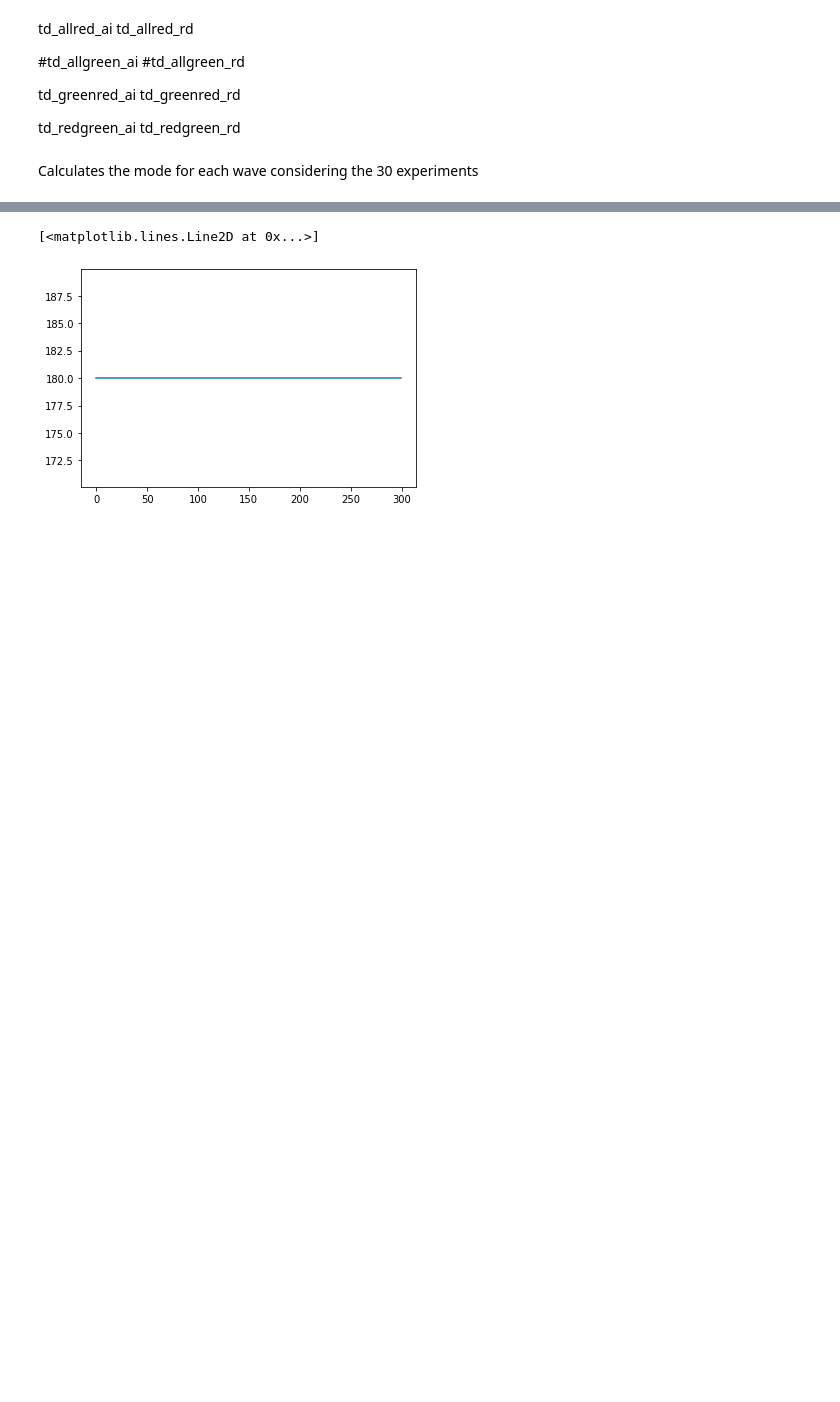
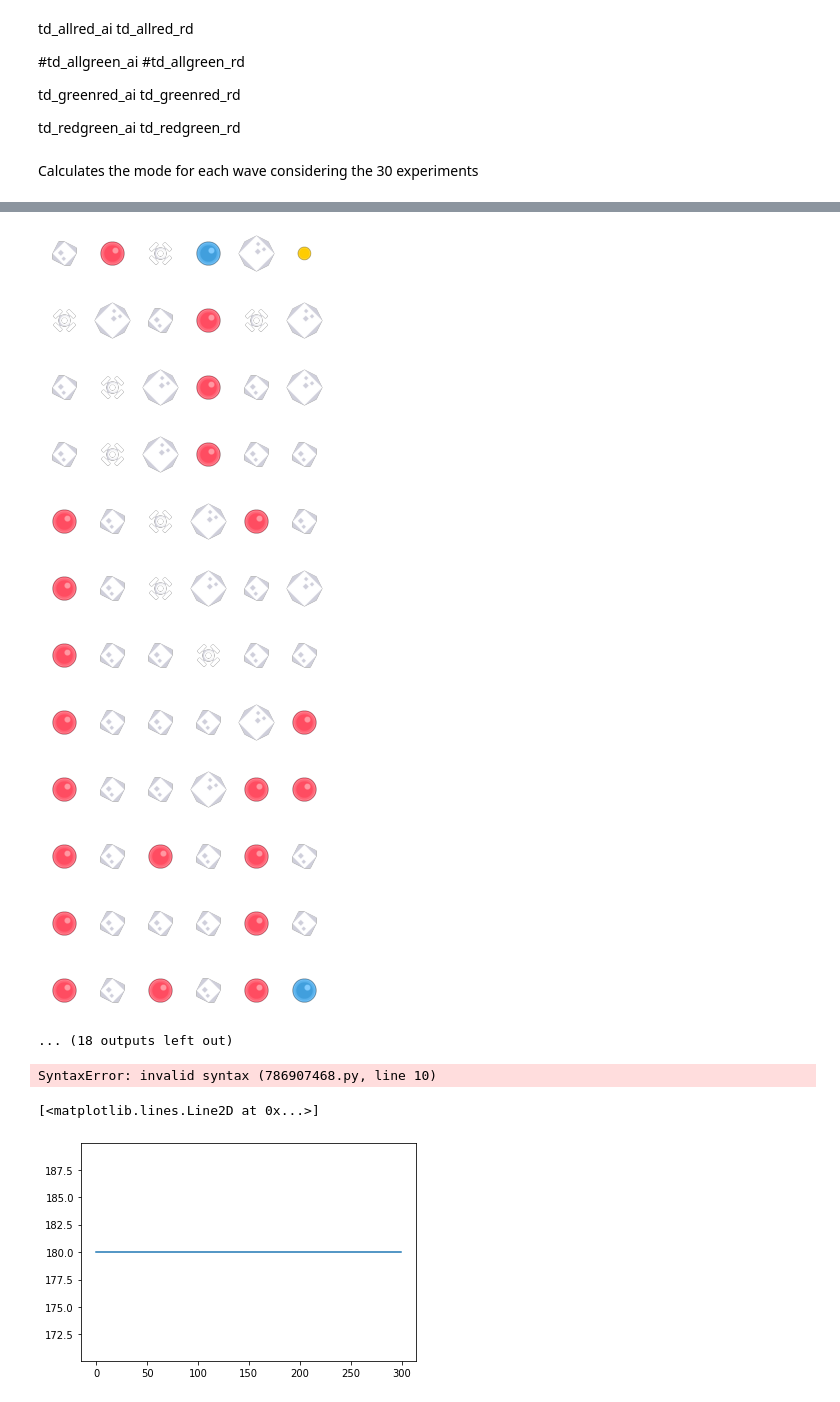
Before and after one commit to raktanaka/tcc-results, a Jupyter notebook: analysis.ipynb, the cells around one changed output, grey strips where cells are left out. Saved outputs shown, nothing was run; the diff lists cells and outputs as text; code cells hidden in the pictures; blank space fills up the shorter version.

```diff
--- a/analysis.ipynb
+++ b/analysis.ipynb
@@ -101,6 +127,18 @@ td_greenred_rd.columns = GenerateHeader(td_greenred_rd)
 
 td_redgreen_ai.columns = GenerateHeader(td_redgreen_ai)
 td_redgreen_rd.columns = GenerateHeader(td_redgreen_rd)
+# %%
+ss_yellowmove_ai.columns = GenerateHeader(ss_yellowmove_ai)
+ss_yellowmove_rd.columns = GenerateHeader(ss_yellowmove_rd)
+
+ss_yellowstill_ai.columns = GenerateHeader(ss_yellowstill_ai)
+ss_yellowstill_rd.columns = GenerateHeader(ss_yellowstill_rd)
+
+ss_redmove_ai.columns = GenerateHeader(ss_redmove_ai)
+ss_redmove_rd.columns = GenerateHeader(ss_redmove_rd)
+
+#ss_redstill_ai.columns = GenerateHeader(ss_redstill_ai)
+#ss_redstill_rd.columns = GenerateHeader(ss_redstill_rd)
 # %% [markdown]
 td_allred_ai
 td_allred_rd
@@ -140,3 +282,48 @@ test = CalcMode(td_allred_ai)
+# %%
+ss_redmove_ai_mode = CalcMode(ss_redmove_ai)
+for i in range(ss_redmove_ai_mode.shape[0]):
+    ImageWave(ss_redmove_ai_mode.iloc[i, 1:-1])
+# %% [output]
+[figure, added]
+[figure, added]
+[figure, added]
+[figure, added]
+[figure, added]
+[figure, added]
+[figure, added]
+[figure, added]
+[figure, added]
+[figure, added]
+[figure, added]
+[figure, added]
+... (18 outputs left out)
+# %%
+def GetImage310(enemy, direction):
+
+    #img_td_blue = mpimg.imread(os.path.join('sprites', 'tank_blue.png'))
+    #img_td_green = mpimg.imread(os.path.join('sprites', 'tank_green.png'))
+    #img_td_orange = mpimg.imread(os.path.join('sprites', 'tank_orange.png'))
+    #img_td_purple = mpimg.imread(os.path.join('sprites', 'tank_purple.png'))
+    #img_td_red = mpimg.imread(os.path.join('sprites', 'tank_red.png'))
+    #img_td_yellow = mpimg.imread(os.path.join('sprites', 'tank_yellow.png'))
+
+    match enemy:
+        case 'EnemyRed':
+            img = mpimg.imread(os.path.join('sprites', 'tank_red.png'))
+        case 'EnemyGreen':
+            img = mpimg.imread(os.path.join('sprites', 'tank_green.png'))
+        case 'EnemyBlue':
+            img = mpimg.imread(os.path.join('sprites', 'tank_blue.png'))
+        case 'EnemyYellow':
+            img = mpimg.imread(os.path.join('sprites', 'tank_yellow.png'))
+        case 'EnemyPurple':
+            img = mpimg.imread(os.path.join('sprites', 'tank_purple.png'))
+        case 'EnemyOrange':
+            img = mpimg.imread(os.path.join('sprites', 'tank_orange.png'))
+
+    return(img, '0')
+# %% [output]
+SyntaxError: invalid syntax (786907468.py, line 10)
 # %%
 plt.plot(td_allred_allred[13])
 # %% [output]
```
Also changed, not shown: parts of 10 cells of this notebook, 13 other files.
